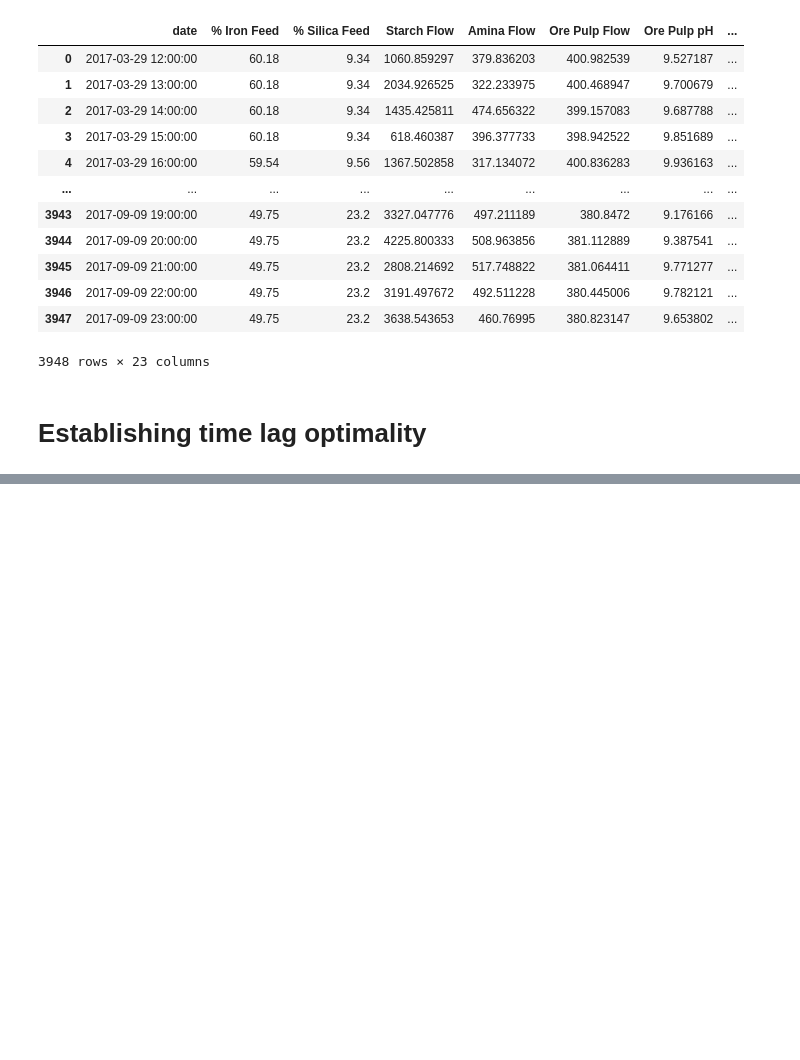
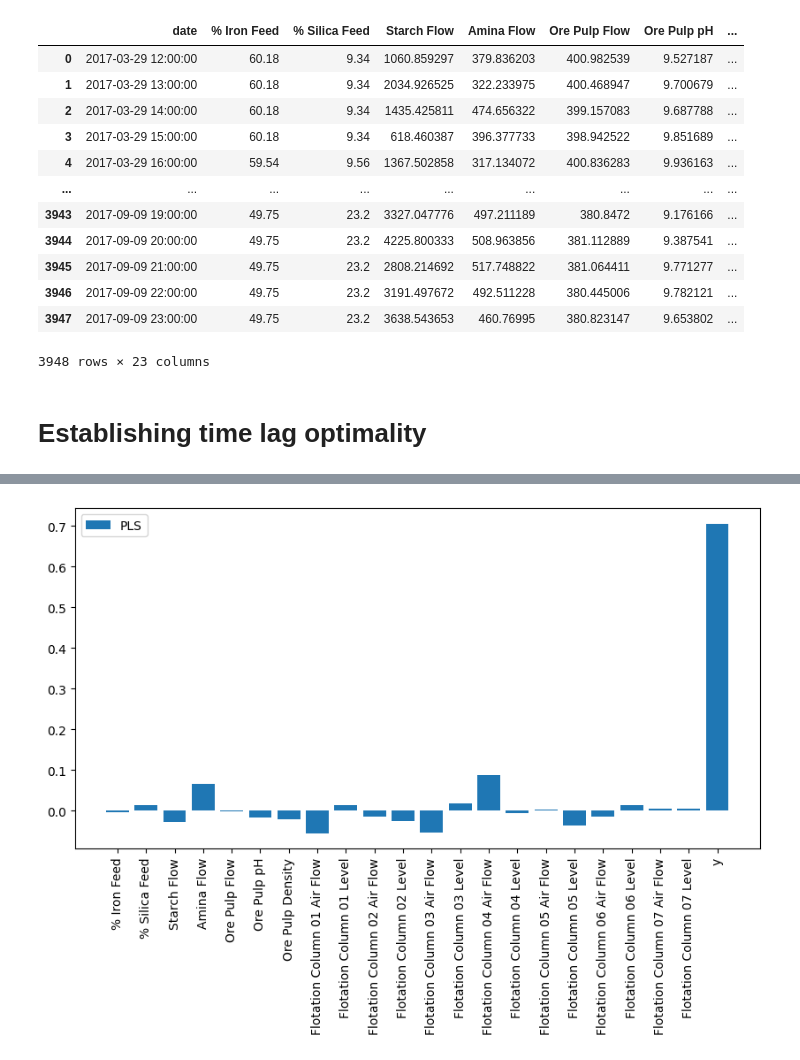
Before and after one commit to Unexp1ainable/ADAML-Project1, a Jupyter notebook: project_sam.ipynb, the cells around one changed output, grey strips where cells are left out. Cells and saved outputs as stored; diff of their text form; code cells hidden in the pictures; blank space fills up the shorter version.

```diff
--- a/project_sam.ipynb
+++ b/project_sam.ipynb
@@ -364,0 +490,12 @@ NameError: name 'shift' is not defined
+# %%
+n_comp = 5
+model = PLSRegression(n_components=n_comp)
+model.fit(lagged_calib_x, lagged_calib_y)
+n = len(calib_set.columns)
+plt.title("Feature importance")
+plt.bar(np.arange(n), model.coef_.flatten(), label="PLS")
+plt.xticks(np.arange(n), calib_set.columns, rotation=90)
+plt.legend()
+plt.show()
+# %% [output]
+[figure, added]
```
Also changed, not shown: parts of 15 cells of this notebook, 2 other files.
